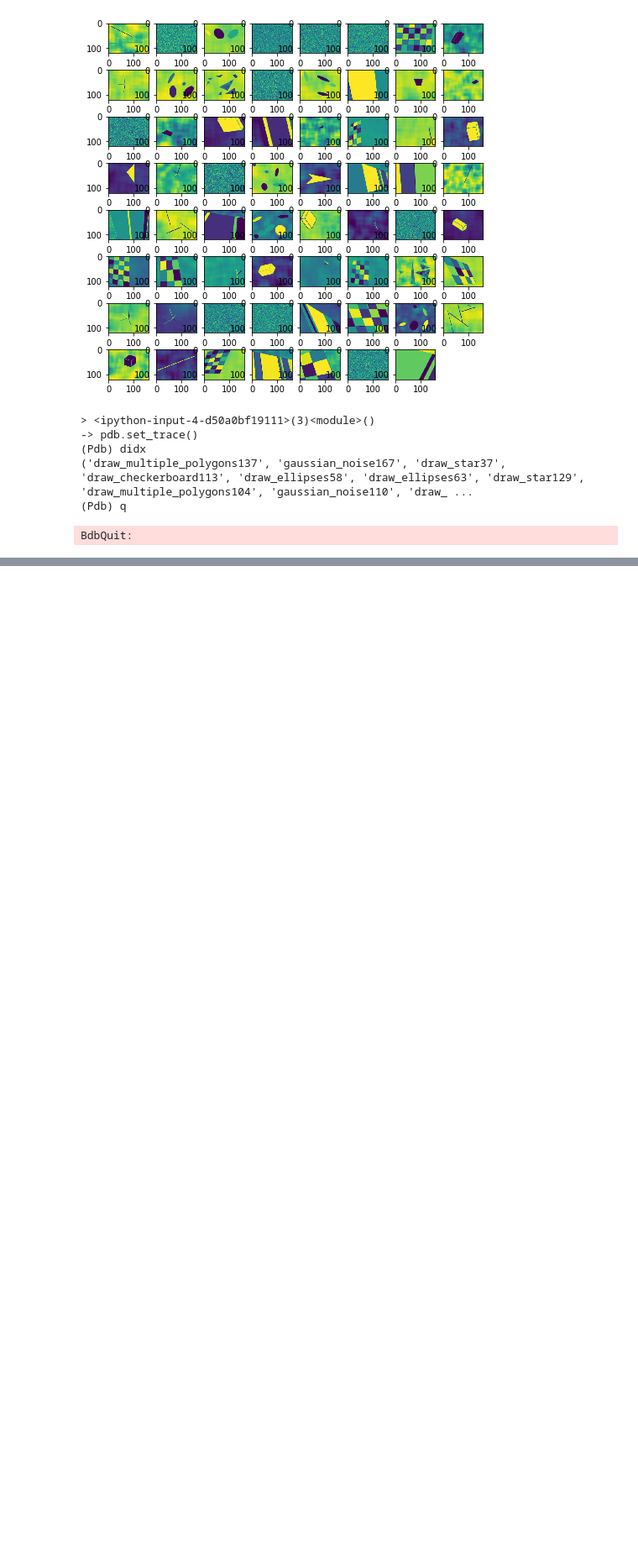
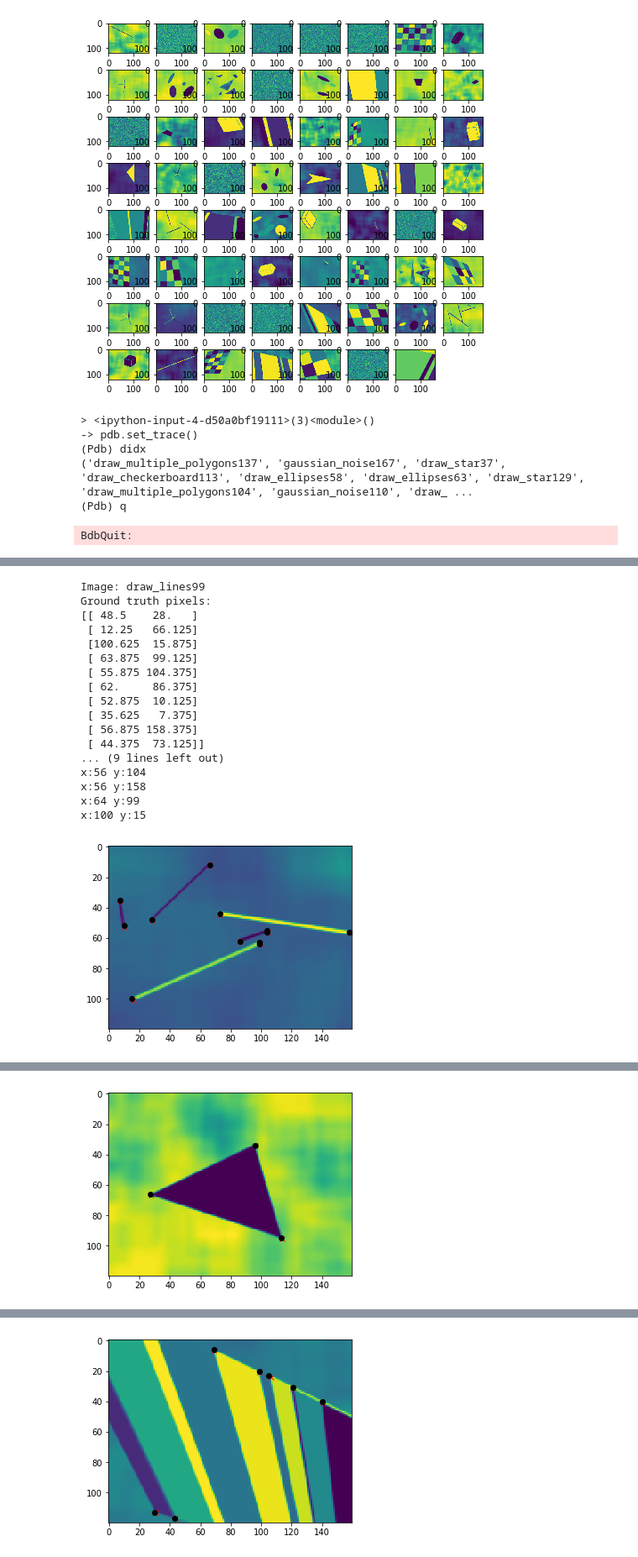
Before and after one commit to srini-cmu/specialized-superpoint, a Jupyter notebook: experiments.ipynb, the cells around one changed output, grey strips where cells are left out. Shown at 84% size. Saved outputs shown, nothing was run; the diff lists cells and outputs as text; code cells hidden in the pictures; blank space fills up the shorter version.

Commit message:
Fixed the bug in the validation code that caused incorrect pixels to be extracted

```diff
--- a/experiments.ipynb
+++ b/experiments.ipynb
@@ -46,3 +46,19 @@ for batch_idx, (imgs,pts,didx) in enumerate(train_loader):
 ('draw_multiple_polygons137', 'gaussian_noise167', 'draw_star37', 'draw_checkerboard113', 'draw_ellipses58', 'draw_ellipses63', 'draw_star129', 'draw_multiple_polygons104', 'gaussian_noise110', 'draw_ ...
 (Pdb) q
 BdbQuit:
+# %%
+DEVICE='cuda'
+val_loader = DataLoader(ShapesLoader(mode='validation',dataset_path='./datasets/synthetic_shapes_v6/'),
+                          batch_size=64,collate_fn=collate_fn,shuffle=True)
+
+model = torch.load('Fri Nov  9 15:54:21 2018/e_146_a_13.2235.model')
+model = model.to(DEVICE)
+
+model.eval()
+
+
+optimizer = torch.optim.Adam(model.parameters(),lr=1e-3,weight_decay=1e-6)
+
+criterion = nn.Softmax(dim=1) #reduction='elementwise_sum')
+
+threshold = 0.02
@@ -48,0 +77,62 @@ BdbQuit:
+# %%
+for batch_idx, (imgs,pix_locs,didx) in enumerate(val_loader):
+
+    h,w = imgs[0].shape
+    ipt,desc = model(imgs.float().unsqueeze(1).to(DEVICE))
+    #ipt bnum x 65 x hc x wc
+    bnum, dims, hc, wc = ipt.shape
+    #pdb.set_trace()
+    ipt_sm = criterion(ipt)
+    #ignore the dustbin entry
+    ipt_sm = ipt_sm[:,:-1,:,:]
+
+    #find the max entry and confidence
+    idx_conf,idx_locs = ipt_sm.max(dim=1)
+
+    idx_mask = idx_conf > threshold
+    #convert this to pixel location
+    #for each image in the batch
+    for b in range(bnum):
+        #img = Image.fromarray(data, 'RGB')
+        print('Image:',didx[b])
+        print('Ground truth pixels:')
+        print(pix_locs[b])
+        np_pix_locs = np.array(pix_locs[b])
+        fig=plt.figure()
+        #fig.add_subplot(rows, columns, i)
+        plt.imshow(imgs[b])
+        plt.plot(np_pix_locs[:,1],np_pix_locs[:,0],'xr')
+        print('Estimated pixels:')
+        for x in range(hc):
+            for y in range(wc):
+
+                if idx_mask[b,x,y] == 1:
+
+                    #location in the image
+                    px = x*8 +(idx_locs[b,x,y]/8)
+                    py = y*8 + (idx_locs[b,x,y]%8)
+                    print('x:{0} y:{1}'.format(px,py))
+                    plt.plot(py,px,'ok')
+
+
+        plt.show()
+        pdb.set_trace()
+# %% [output]
+Image: draw_lines99
+Ground truth pixels:
+[[ 48.5    28.   ]
+ [ 12.25   66.125]
+ [100.625  15.875]
+ [ 63.875  99.125]
+ [ 55.875 104.375]
+ [ 62.     86.375]
+ [ 52.875  10.125]
+ [ 35.625   7.375]
+ [ 56.875 158.375]
+ [ 44.375  73.125]]
+... (9 lines left out)
+x:56 y:104
+x:56 y:158
+x:64 y:99
+x:100 y:15
+[figure, added]
@@ -48,0 +151 @@ BdbQuit:
+[figure, added]
@@ -48,0 +172 @@ BdbQuit:
+[figure, added]
```
Also changed, not shown: parts of 3 cells of this notebook, 2 other files.
